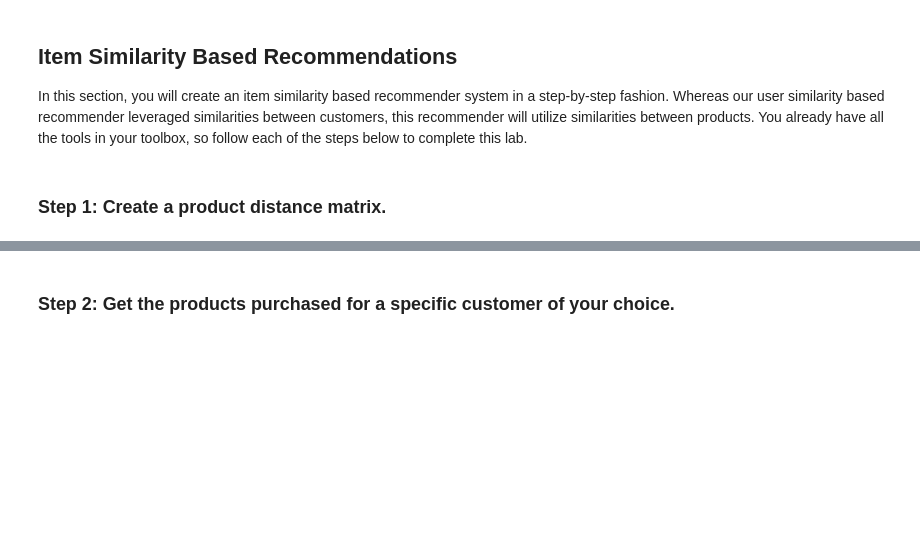
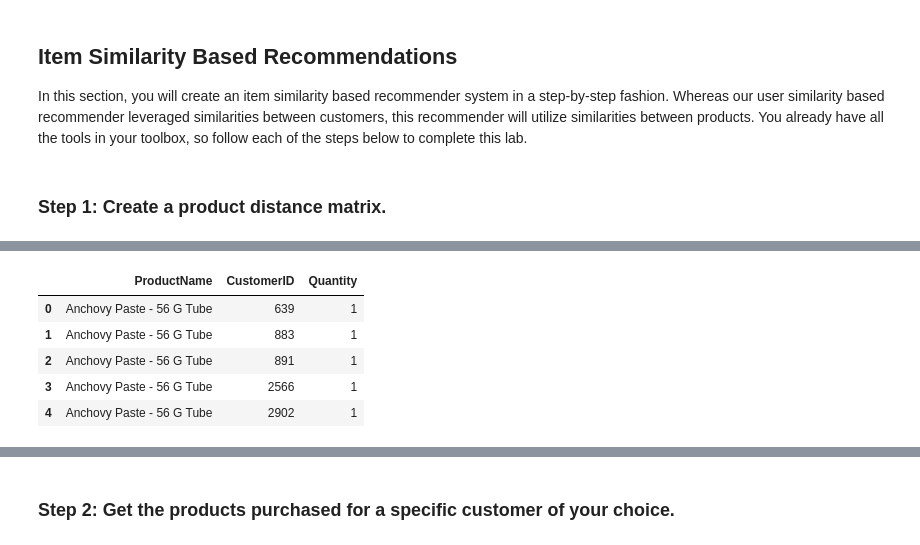
Before and after one commit to ironhack-datalabs/datamad0419, a Jupyter notebook: module-2/lab-recommender-deepdive/your-code/main.ipynb, the cells around one changed output, grey strips where cells are left out. Cells and saved outputs as stored; diff of their text form; code cells hidden in the pictures; blank space fills up the shorter version.

```diff
--- a/module-2/lab-recommender-deepdive/your-code/main.ipynb
+++ b/module-2/lab-recommender-deepdive/your-code/main.ipynb
@@ -127,0 +168,10 @@ In this section, you will create an item similarity based recommender system in
+# %%
+products_customer = data.groupby(['ProductName', 'CustomerID']).agg({'Quantity':'sum'}).reset_index()
+products_customer.head()
+# %% [output]
+|  | ProductName | CustomerID | Quantity |
+| 0 | Anchovy Paste - 56 G Tube | 639 | 1 |
+| 1 | Anchovy Paste - 56 G Tube | 883 | 1 |
+| 2 | Anchovy Paste - 56 G Tube | 891 | 1 |
+| 3 | Anchovy Paste - 56 G Tube | 2566 | 1 |
+| 4 | Anchovy Paste - 56 G Tube | 2902 | 1 |
```
Also changed, not shown: parts of 9 cells of this notebook.
